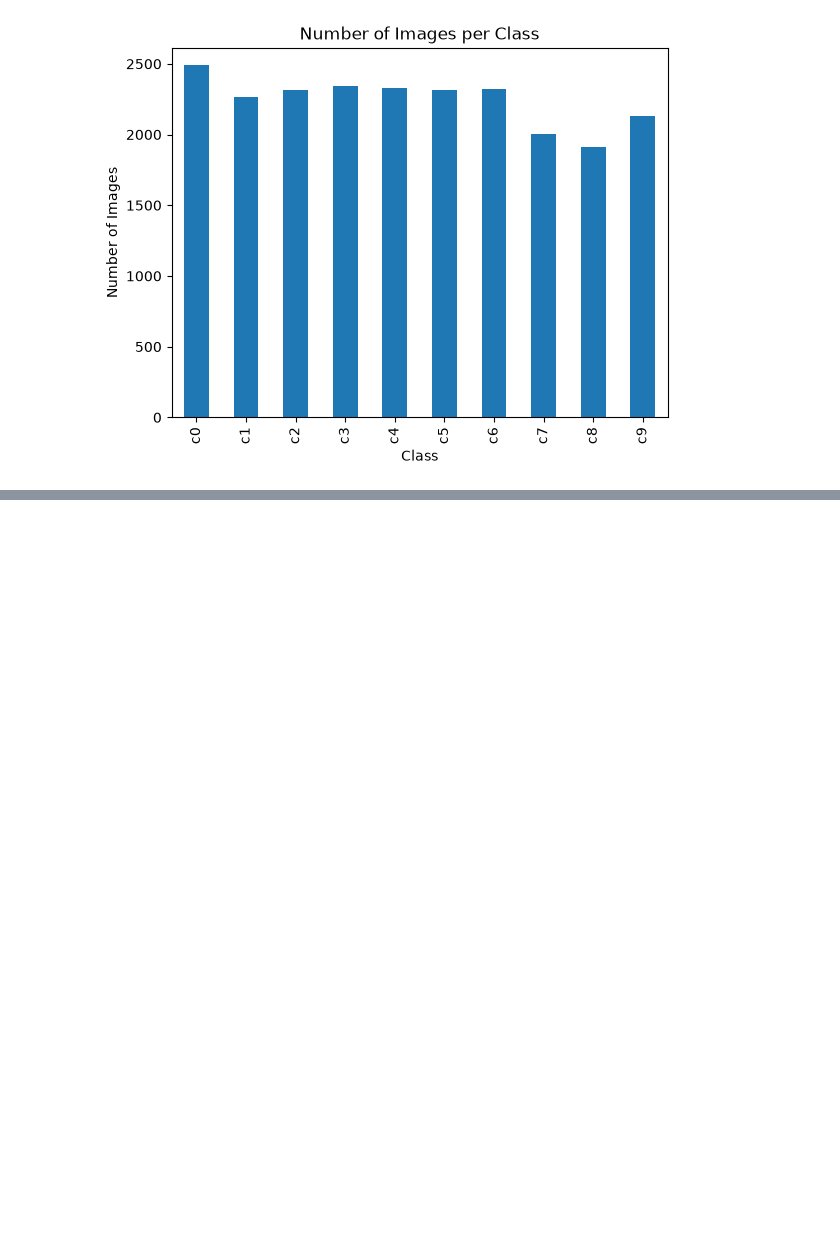
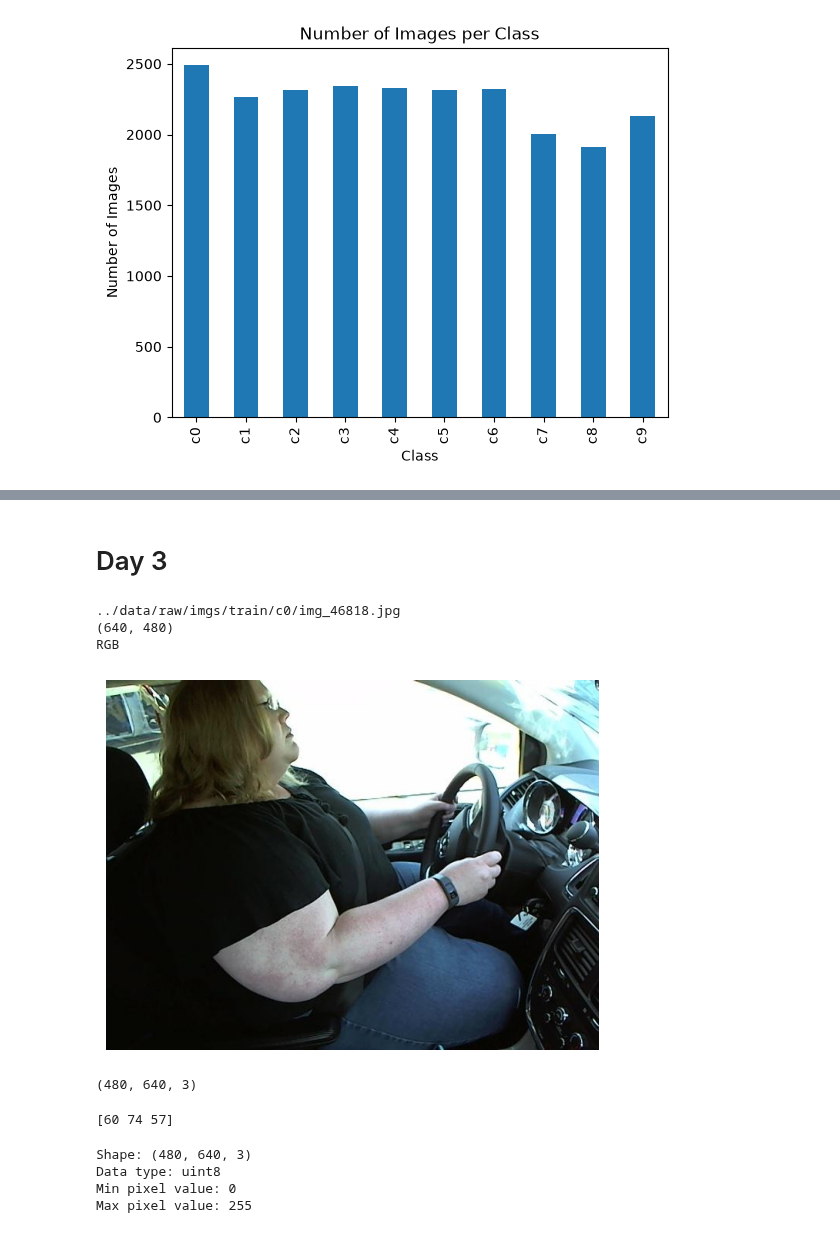
Before and after one commit to tonybotros1/DriveGuard-AI, a Jupyter notebook: notebooks/code.ipynb, the cells around one changed output, grey strips where cells are left out. Cells and saved outputs as stored; diff of their text form; code cells hidden in the pictures; blank space fills up the shorter version.

```diff
--- a/notebooks/code.ipynb
+++ b/notebooks/code.ipynb
@@ -292,0 +350,22 @@ plt.show()
+# %% [markdown]
+# Day 3
+# %%
+image_path = Path("../data/raw/imgs/train/c0")
+# %%
+image_file = list(image_path.glob("*.jpg"))[0]
+# %%
+image = Image.open(image_file)
+# %%
+print(image_file)
+print(image.size)
+print(image.mode)
+# %% [output]
+../data/raw/imgs/train/c0/img_46818.jpg
+(640, 480)
+RGB
+# %%
+plt.imshow(image)
+plt.axis("off")
+plt.show()
+# %% [output]
+[figure, added]
@@ -292,0 +374,18 @@ plt.show()
+# %%
+print(numpy_array.shape)
+# %% [output]
+(480, 640, 3)
+# %%
+print(numpy_array[0, 0])
+# %% [output]
+[60 74 57]
+# %%
+print("Shape:", numpy_array.shape)
+print("Data type:", numpy_array.dtype)
+print("Min pixel value:", numpy_array.min())
+print("Max pixel value:", numpy_array.max())
+# %% [output]
+Shape: (480, 640, 3)
+Data type: uint8
+Min pixel value: 0
+Max pixel value: 255
```
Also changed, not shown: parts of 27 cells of this notebook, 1 other file.
